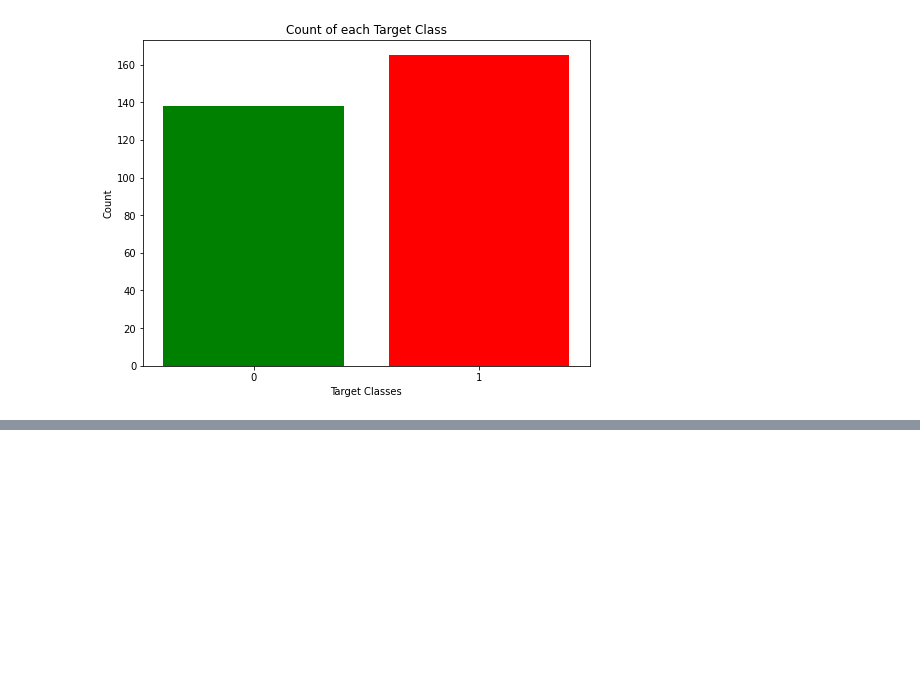
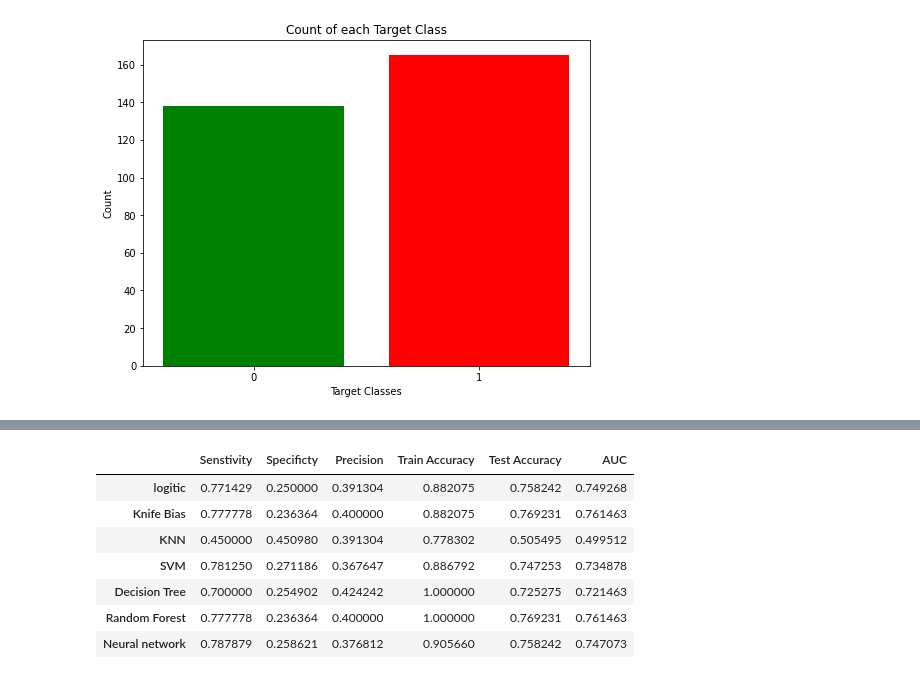
Before and after one commit to huxe/Machine-learning, a Jupyter notebook: MLPROJECT.ipynb, the cells around one changed output, grey strips where cells are left out. Saved outputs shown, nothing was run; the diff lists cells and outputs as text; code cells hidden in the pictures; blank space fills up the shorter version.

```diff
--- a/MLPROJECT.ipynb
+++ b/MLPROJECT.ipynb
@@ -273,0 +291,14 @@ Neural network : ROC AUC=0.852
+# %%
+import pandas as pd
+data = {'Senstivity':Sensitivity,'Specificty':Specificity,'Precision':Precision,'Train Accuracy':TrainAccuracy,'Test Accuracy':TestAccuracy,'AUC':AUC}
+df = pd.DataFrame(data, index=ModelName)
+df
+# %% [output]
+|  | Senstivity | Specificty | Precision | Train Accuracy | Test Accuracy | AUC |
+| logitic | 0.771429 | 0.250000 | 0.391304 | 0.882075 | 0.758242 | 0.749268 |
+| Knife Bias | 0.777778 | 0.236364 | 0.400000 | 0.882075 | 0.769231 | 0.761463 |
+| KNN | 0.450000 | 0.450980 | 0.391304 | 0.778302 | 0.505495 | 0.499512 |
+| SVM | 0.781250 | 0.271186 | 0.367647 | 0.886792 | 0.747253 | 0.734878 |
+| Decision Tree | 0.700000 | 0.254902 | 0.424242 | 1.000000 | 0.725275 | 0.721463 |
+| Random Forest | 0.777778 | 0.236364 | 0.400000 | 1.000000 | 0.769231 | 0.761463 |
+| Neural network | 0.787879 | 0.258621 | 0.376812 | 0.905660 | 0.758242 | 0.747073 |
```
Also changed, not shown: parts of 10 cells of this notebook.
